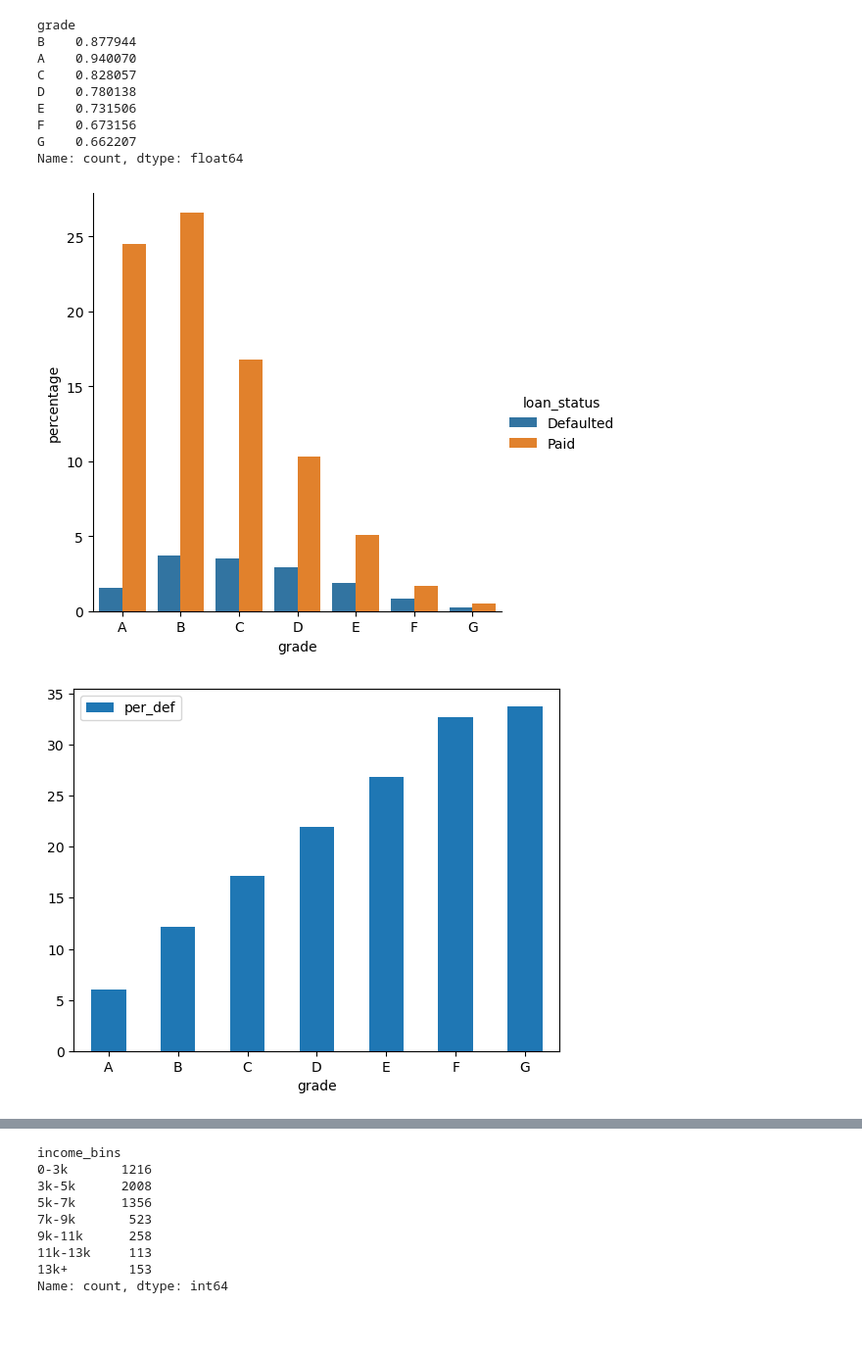
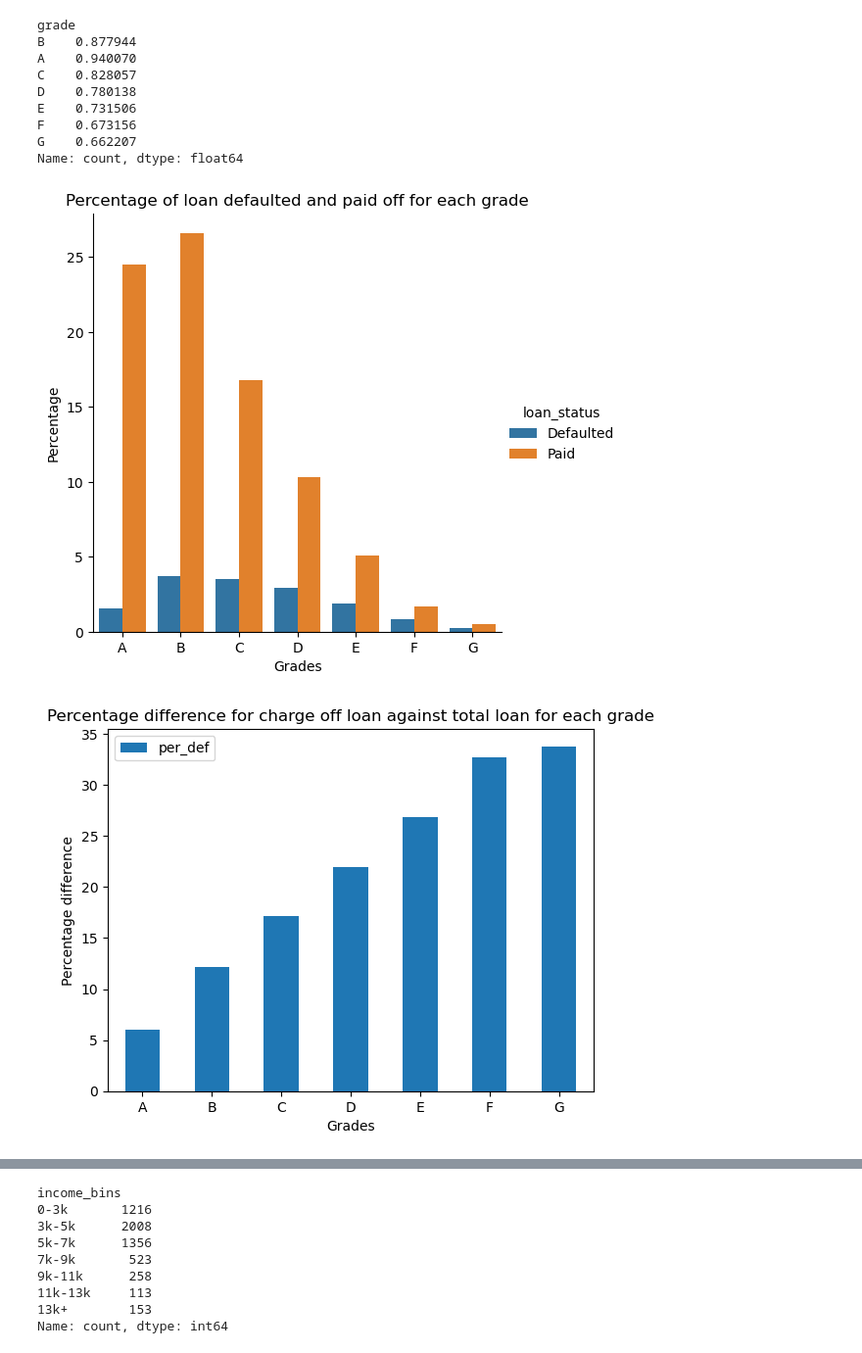
Before and after one commit to Rawoof821/LendingclubCaseStudy, a Jupyter notebook: Neha_Rawoof_LendingCaseStudy.ipynb, the cells around one changed output, grey strips where cells are left out. Shown at 98% size. Saved outputs shown, nothing was run; the diff lists cells and outputs as text; code cells hidden in the pictures; blank space fills up the shorter version.

```diff
--- a/Neha_Rawoof_LendingCaseStudy.ipynb
+++ b/Neha_Rawoof_LendingCaseStudy.ipynb
@@ -1300,33 +1304,41 @@ Name: count, dtype: float64
 
 analy_cust_grade = v_loan_data
 cust_grad_data = analy_cust_grade['grade'].value_counts()
 
 def_cust_grad_data = loans_defaulted_data['grade'].value_counts()
 perc_def_cust_grad_data = 100 *def_cust_grad_data/analy_cust_grade.shape[0]
 perc_def_cust_grad_data = perc_def_cust_grad_data.reset_index()
 perc_def_cust_grad_data['loan_status'] = "Defaulted"
 perc_def_cust_grad_data.columns = ['grade', 'percentage', 'loan_status']
 perc_def_cust_grad_data = perc_def_cust_grad_data.sort_values(by=['grade'])
 perc_def_cust_grad_data = perc_def_cust_grad_data.reset_index()
 
 
 paid_cust_grad_data = loans_paid_data['grade'].value_counts()
 perc_paid_cust_grad_data = 100 *paid_cust_grad_data/analy_cust_grade.shape[0]
 perc_paid_cust_grad_data = perc_paid_cust_grad_data.reset_index()
 perc_paid_cust_grad_data['loan_status'] = "Paid"
 perc_paid_cust_grad_data.columns = ['grade', 'percentage', 'loan_status']
 perc_paid_cust_grad_data = perc_paid_cust_grad_data.sort_values(by=['grade'])
 perc_paid_cust_grad_data = perc_paid_cust_grad_data.reset_index()
 
 
 merged_data = pd.concat([perc_def_cust_grad_data, perc_paid_cust_grad_data], ignore_index=True, sort=False)
 #merged_data
 
 sns.catplot(data = merged_data, x='grade', y='percentage', hue='loan_status', kind = 'bar')
+plt.xlabel('Grades')
+plt.ylabel('Percentage')
+plt.title('Percentage of loan defaulted and paid off for each grade')
+
 perc_def_cust_grad_data['per_def'] = perc_def_cust_grad_data['percentage']*100/(perc_def_cust_grad_data['percentage'] + perc_paid_cust_grad_data['percentage'])
 perc_def_cust_grad_data.plot.bar(x='grade', y='per_def', rot=0)
+plt.xlabel('Grades')
+plt.ylabel('Percentage difference')
+plt.title('Percentage difference for charge off loan against total loan for each grade')
+
 plt.show()
 # %% [output]
-[figure, old version]
+[figure, new version]
-[figure, old version]
+[figure, new version]
 # %%
```
Also changed, not shown: parts of 27 cells of this notebook.
